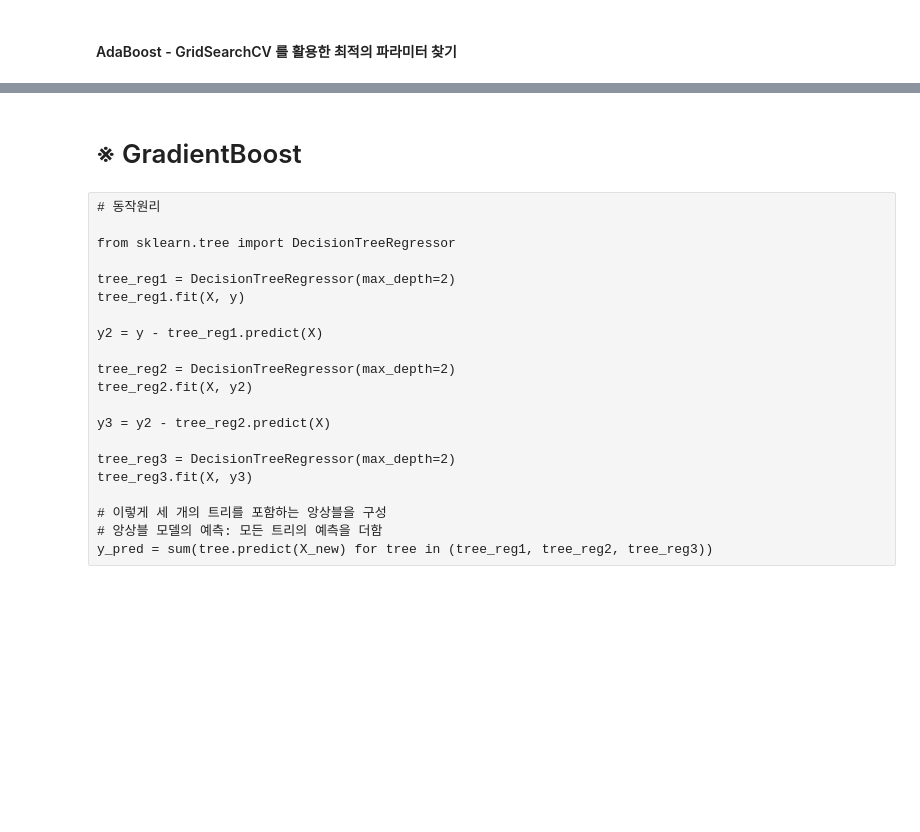
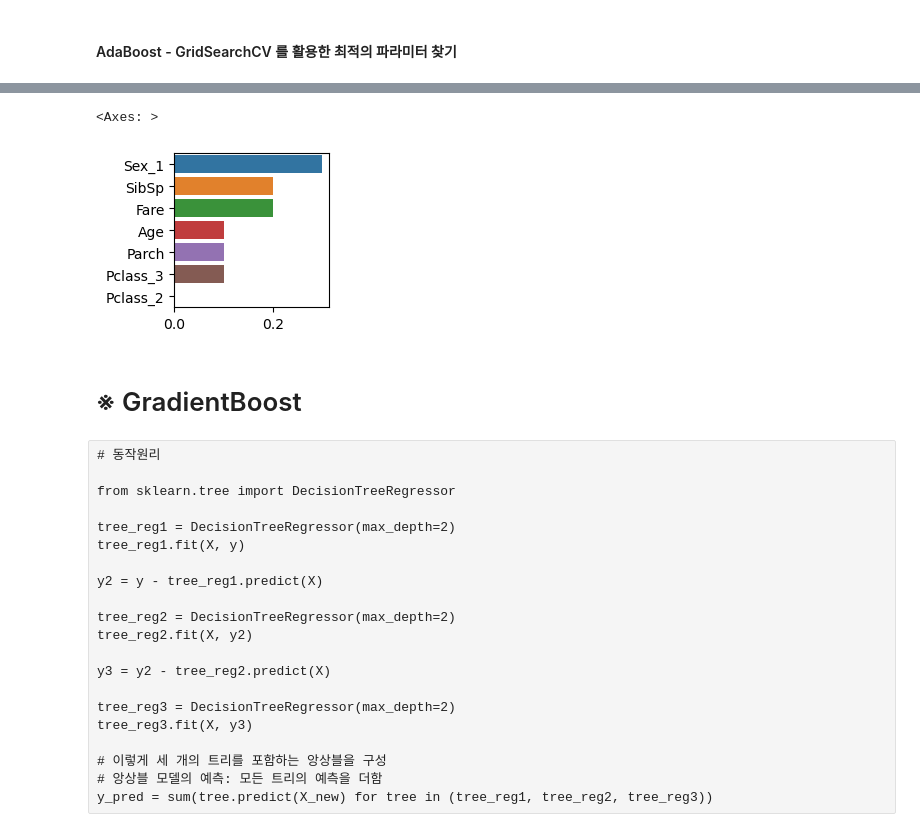
Before and after one commit to journnie/01_machine_learning, a Jupyter notebook: 300.Classification/350.0 앙상블2.1_부스팅(Adaboost, GBM).ipynb, the cells around one changed output, grey strips where cells are left out. Cells and saved outputs as stored; diff of their text form; code cells hidden in the pictures; blank space fills up the shorter version.

```diff
--- a/300.Classification/350.0 앙상블2.1_부스팅(Adaboost, GBM).ipynb
+++ b/300.Classification/350.0 앙상블2.1_부스팅(Adaboost, GBM).ipynb
@@ -26,0 +85,17 @@ from sklearn.ensemble import GradientBoostingClassifier
+# %%
+# Conduct ADA boost Original Model - without hyperparameters
+from sklearn.tree import DecisionTreeClassifier
+dt = DecisionTreeClassifier(random_state=42, max_depth=1)
+ada_clf = AdaBoostClassifier(dt, n_estimators=50, algorithm='SAMME.R', learning_rate=1)
+ada_clf.fit(X_train, y_train)
+
+# accuracy score method 1
+print(f'train_score: {ada_clf.score(X_train, y_train)}')
+print(f'test_score: {ada_clf.score(X_test, y_test)}')
+
+# accuracy score method 2
+y_pred_train = ada_clf.predict(X_train)
+y_pred_test = ada_clf.predict(X_test)
+train_score2 = accuracy_score(y_train, y_pred_train)
+test_score2 = accuracy_score(y_test, y_pred_test)
+print(train_score2, test_score2)
@@ -47,2 +142,10 @@ Object `AdaBoostClassifier` not found.
 # %% [markdown]
 #### AdaBoost - GridSearchCV 를 활용한 최적의 파라미터 찾기
+# %%
+params = {
+    'n_estimators': [10, 30, 50, 100, 200, 300],
+    'learning_rate': np.arange(0.01, 1, 0.01), #The 'learning_rate' parameter of AdaBoostClassifier must be a float in the range (0.0, inf). Got 0.0 instead.
+}
+ada_basic = AdaBoostClassifier(random_state=1)
+grid = GridSearchCV(ada_basic, param_grid=params, n_jobs=-1, cv=5, scoring='accuracy')
+grid.fit(X_train, y_train)
@@ -48,0 +186,5 @@ Object `AdaBoostClassifier` not found.
+# %%
+best_ada = grid.best_estimator_
+# evaluate the best model
+print(f'train_score = {best_ada.score(X_train, y_train)}')
+print(f'test_score = {best_ada.score(X_test, y_test)}')
@@ -48,0 +194,7 @@ Object `AdaBoostClassifier` not found.
+# %%
+# feature importance
+print(best_ada.feature_importances_)
+print(X.columns)
+
+f_importance = pd.Series(best_ada.feature_importances_, index=X.columns).sort_values(ascending=False)
+f_importance
@@ -49,3 +212,9 @@ Object `AdaBoostClassifier` not found.
+# %%
+plt.figure(figsize=(2,2))
+sns.barplot(x=f_importance.values, y=f_importance.index)
+# %% [output]
+<Axes: >
+[figure, added]
 # %% [markdown]
 # ※ GradientBoost
 # %% [raw]
```
Also changed, not shown: parts of 16 cells of this notebook.
